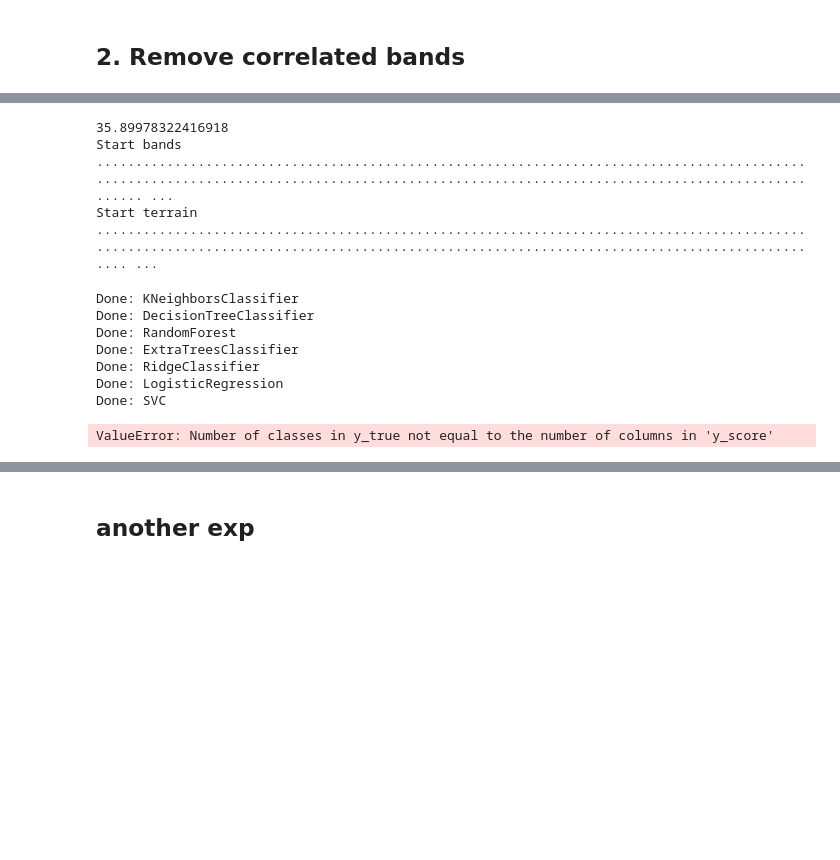
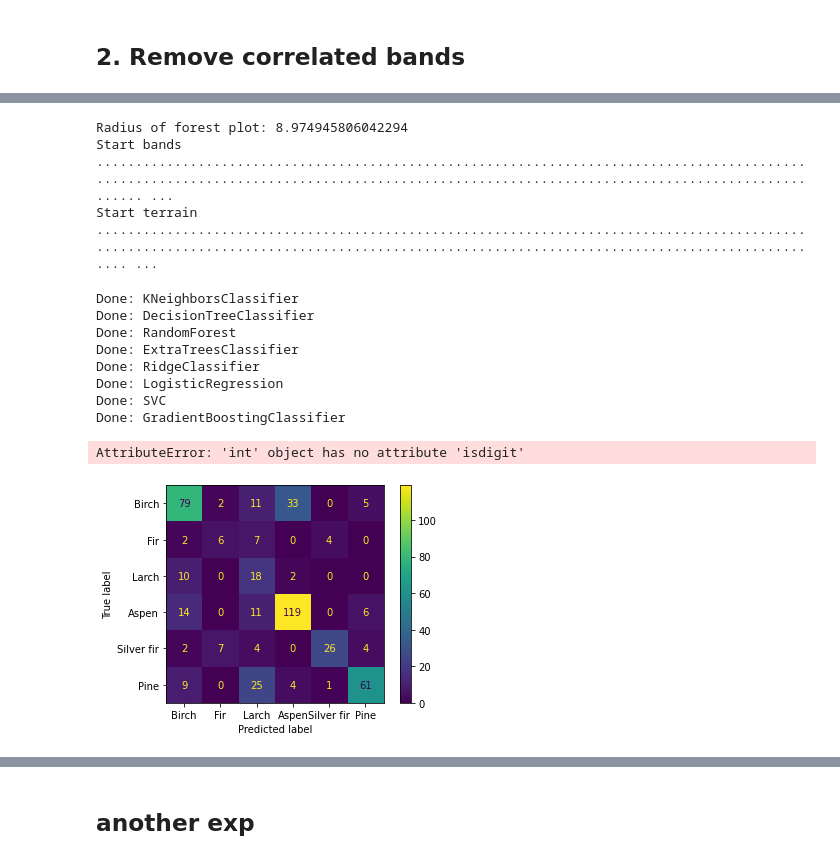
Before and after one commit to mishagrol/ForestMapping, a Jupyter notebook: notebooks/Cluster_field_plots_data.ipynb, the cells around one changed output, grey strips where cells are left out. Drawn from its saved outputs; the diff is of its cells as text; code cells hidden in the pictures; blank space fills up the shorter version.

```diff
--- a/notebooks/Cluster_field_plots_data.ipynb
+++ b/notebooks/Cluster_field_plots_data.ipynb
@@ -704,10 +701,10 @@ fnames = {"invent_plots":"../shape_data/dataset_plots.geojson"}
 gdf = gpd.read_file(fnames['invent_plots'])
 gdf.loc[:, 'key'] = gdf.index
 gdf=procces_gdf(gdf)
-dataset = Dataset(tiff_fname=None, scale=4)
+dataset = Dataset(tiff_fname=None, scale=1)
 bands, terrain = dataset.prepare_forest_classes_dataset(gdf=gdf)
 # %% [output]
-35.89978322416918
+Radius of forest plot: 8.974945806042294
 Start bands ............................................................................................................................................................................................ ...
 Start terrain .......................................................................................................................................................................................... ...
 # %%
@@ -716,15 +713,19 @@ df = pd.concat([bands[col_2020[:-2]], terrain], axis=1)
 df = df.copy()
 df[['aspect','slope','wetnessindex','sink']] = df[['aspect','slope','wetnessindex','sink']].astype(float)
 
-forest = df["class"] < 20
+forest = df["class"] < 8
 df = df.loc[forest]
+
+# Rescale data
 
 df = scale_normalize(df)
 
-df = resample_forest(df)
+# Resampling - to balance classes
+
+# df = resample_forest(df)
 
 # Train-test split
-forest_gdf = gdf.loc[gdf['t_Class']<20]
+forest_gdf = gdf.loc[gdf['t_Class']<8]
 X_train, X_test, y_train, y_test = train_test_split(forest_gdf, forest_gdf['class_name'], test_size=0.3)
 
 train = df.loc[df['key'].isin(X_train['key'])]
@@ -755,7 +756,9 @@ for i in range(len(base_classfiers)):
     print('Done: '+name_classfiers[i])
 # metrics
 
-df_score_group, df_score_class_dict = get_metric(base_classfiers=base_classfiers, y_test=y_test)
+df_score_group, df_score_class_dict = get_metric(base_classfiers=base_classfiers,
+                                                 y_test=y_test,
+                                                X_test=X_test)
 # %% [output]
 Done: KNeighborsClassifier
 Done: DecisionTreeClassifier
@@ -764,9 +767,4 @@ Done: ExtraTreesClassifier
 Done: RidgeClassifier
 Done: LogisticRegression
 Done: SVC
+Done: GradientBoostingClassifier
-# %%
-df_score_group, df_score_class_dict = get_metric(base_classfiers=base_classfiers,
-                                                 y_test=y_test.values,
-                                                 X_test=X_test)
-# %% [output]
-ValueError: Number of classes in y_true not equal to the number of columns in 'y_score'
@@ -773,3 +775,36 @@ ValueError: Number of classes in y_true not equal to the number of columns in 'y
+# %%
+decodeClasses(int(clf.classes_[0]))
+# %% [output]
+AttributeError: 'int' object has no attribute 'isdigit'
+# %%
+
+
+from sklearn.metrics import confusion_matrix, ConfusionMatrixDisplay
+dict_normal_names={7: "Pine",
+        2:"Fir",
+        5:"Aspen",
+        3:"Cedar",
+        4:"Larch",
+        1:"Birch",
+        6:"Silver fir",
+        15:"Burnt forest",
+        13:'Deforestation',
+        14:'Grass',
+        12:'Soil',
+        16:'Swamp',
+        11:'Water body'}
+
+clf = base_classfiers[-6]
+predictions = clf.predict(X_test)
+names = [dict_normal_names[value] for value in clf.classes_]
+cm = confusion_matrix(y_test, predictions, labels=clf.classes_)
+disp = ConfusionMatrixDisplay(confusion_matrix=cm,
+                               display_labels=names)
+disp.plot()
+
+plt.show()
+# %% [output]
+[figure, added]
 # %%
 df_score_group
 # %% [output]
```
Also changed, not shown: parts of 19 cells of this notebook, 1 other file.
